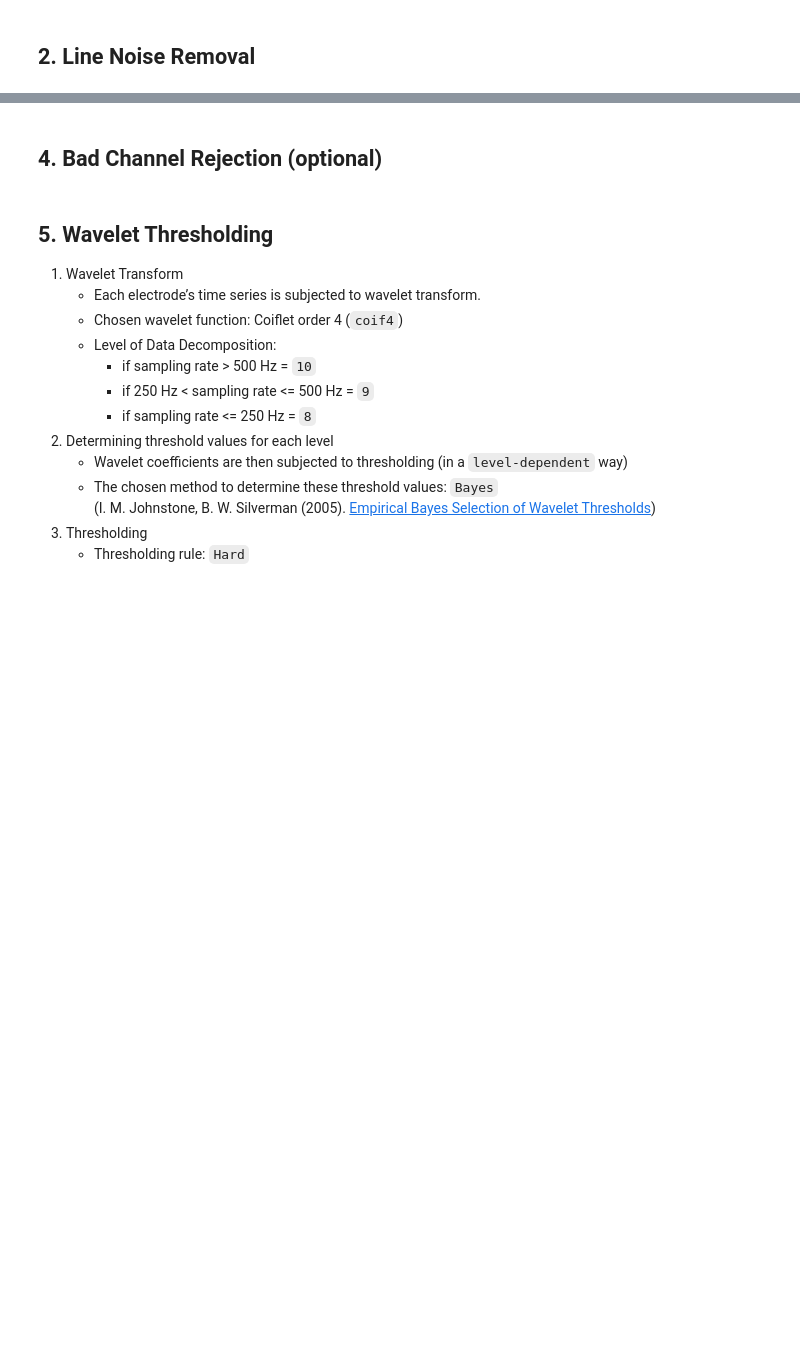
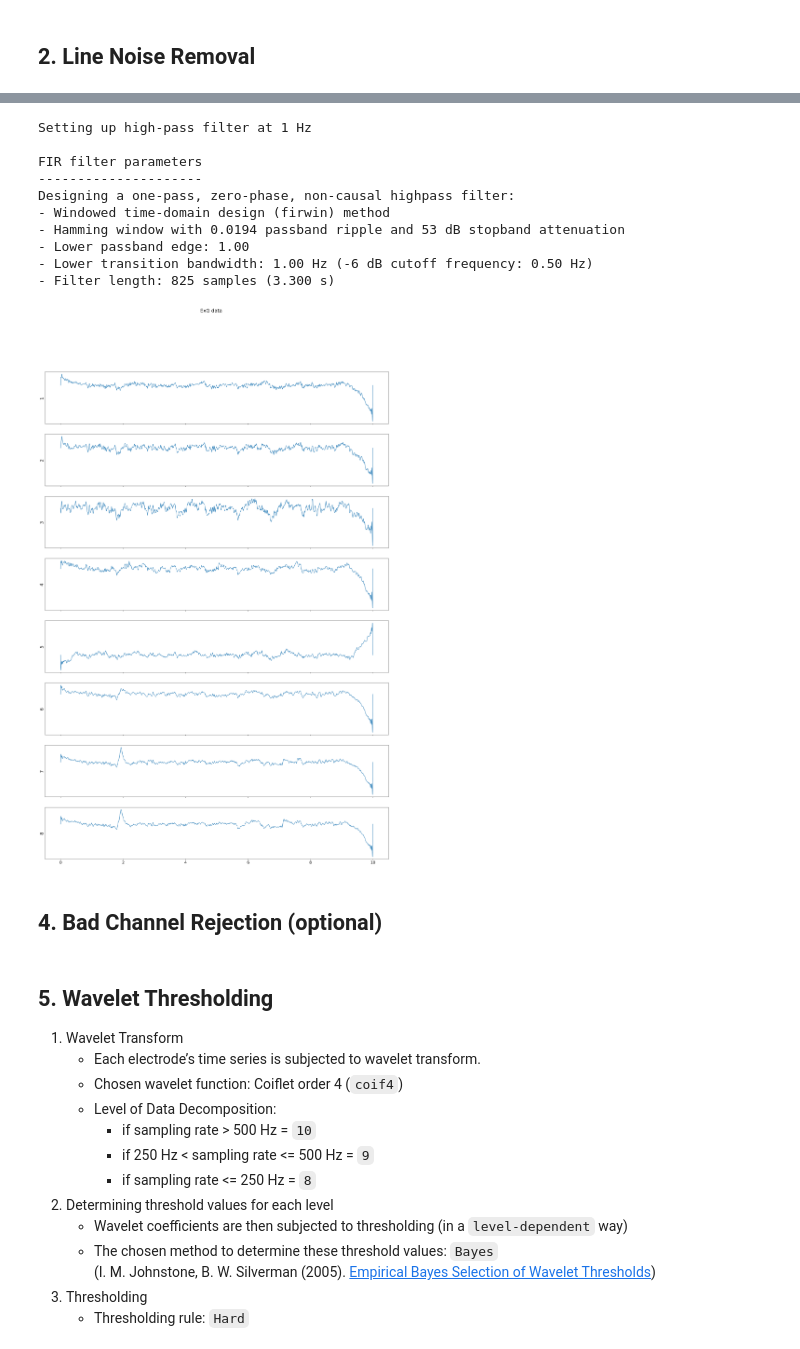
Before and after one commit to Mentalab-hub/explore-happilee, a Jupyter notebook: happilee.ipynb, the cells around one changed output, grey strips where cells are left out. Cells and saved outputs as stored; diff of their text form; code cells hidden in the pictures; blank space fills up the shorter version.

```diff
--- a/happilee.ipynb
+++ b/happilee.ipynb
@@ -118,3 +117,19 @@ Designing a one-pass, zero-phase, non-causal lowpass filter:
+# %%
+ExG_hpf = filtering.hp_filt(ExG_lpf, 1)
+ExG_hpf.plot_ExGdata()
+ExG_hpf.save_to_csv('out_ExG_hpf.csv')
+# %% [output]
+Setting up high-pass filter at 1 Hz
+
+FIR filter parameters
+---------------------
+Designing a one-pass, zero-phase, non-causal highpass filter:
+- Windowed time-domain design (firwin) method
+- Hamming window with 0.0194 passband ripple and 53 dB stopband attenuation
+- Lower passband edge: 1.00
+- Lower transition bandwidth: 1.00 Hz (-6 dB cutoff frequency: 0.50 Hz)
+- Filter length: 825 samples (3.300 s)
+[figure, added]
 # %% [markdown]
 ## 4. Bad Channel Rejection (optional)
 # %% [markdown]
```
Also changed, not shown: parts of 8 cells of this notebook, 16 other files.
